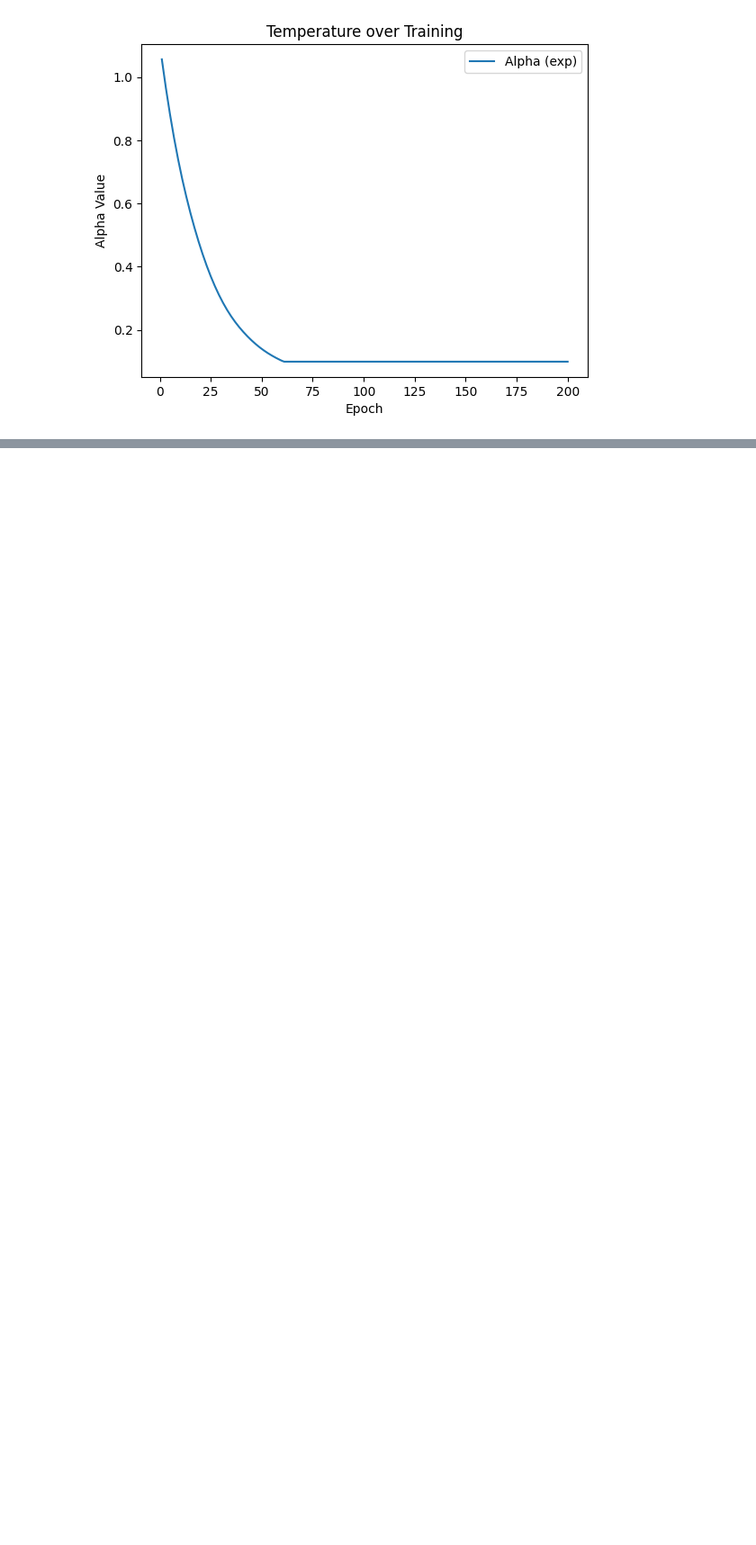
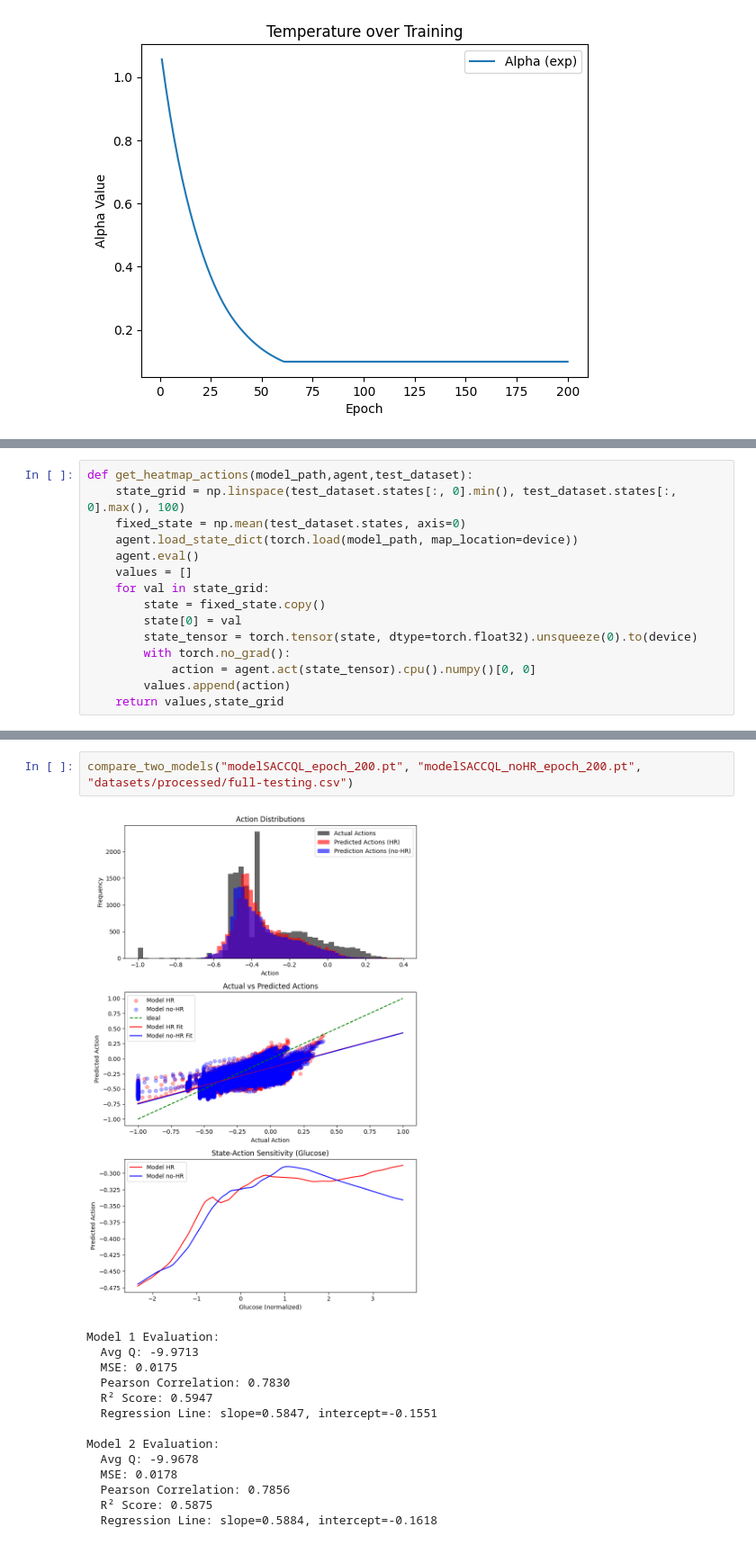
Before and after one commit to emdezla/Gloop, a Jupyter notebook: def_training.ipynb, the cells around one changed output, grey strips where cells are left out. Shown at 90% size. Cells and saved outputs as stored; diff of their text form; blank space fills up the shorter version.

```diff
--- a/def_training.ipynb
+++ b/def_training.ipynb
@@ -644,0 +882,15 @@ Offline Evaluation (test set):
+# %%
+def get_heatmap_actions(model_path,agent,test_dataset):
+    state_grid = np.linspace(test_dataset.states[:, 0].min(), test_dataset.states[:, 0].max(), 100)
+    fixed_state = np.mean(test_dataset.states, axis=0)
+    agent.load_state_dict(torch.load(model_path, map_location=device))
+    agent.eval()
+    values = []
+    for val in state_grid:
+        state = fixed_state.copy()
+        state[0] = val
+        state_tensor = torch.tensor(state, dtype=torch.float32).unsqueeze(0).to(device)
+        with torch.no_grad():
+            action = agent.act(state_tensor).cpu().numpy()[0, 0]
+        values.append(action)
+    return values,state_grid
@@ -644,0 +960,17 @@ Offline Evaluation (test set):
+# %%
+compare_two_models("modelSACCQL_epoch_200.pt", "modelSACCQL_noHR_epoch_200.pt", "datasets/processed/full-testing.csv")
+# %% [output]
+[figure, added]
+Model 1 Evaluation:
+  Avg Q: -9.9713
+  MSE: 0.0175
+  Pearson Correlation: 0.7830
+  R² Score: 0.5947
+  Regression Line: slope=0.5847, intercept=-0.1551
+
+Model 2 Evaluation:
+  Avg Q: -9.9678
+  MSE: 0.0178
+  Pearson Correlation: 0.7856
+  R² Score: 0.5875
+  Regression Line: slope=0.5884, intercept=-0.1618
```
Also changed, not shown: parts of 7 cells of this notebook, 6 other files.
